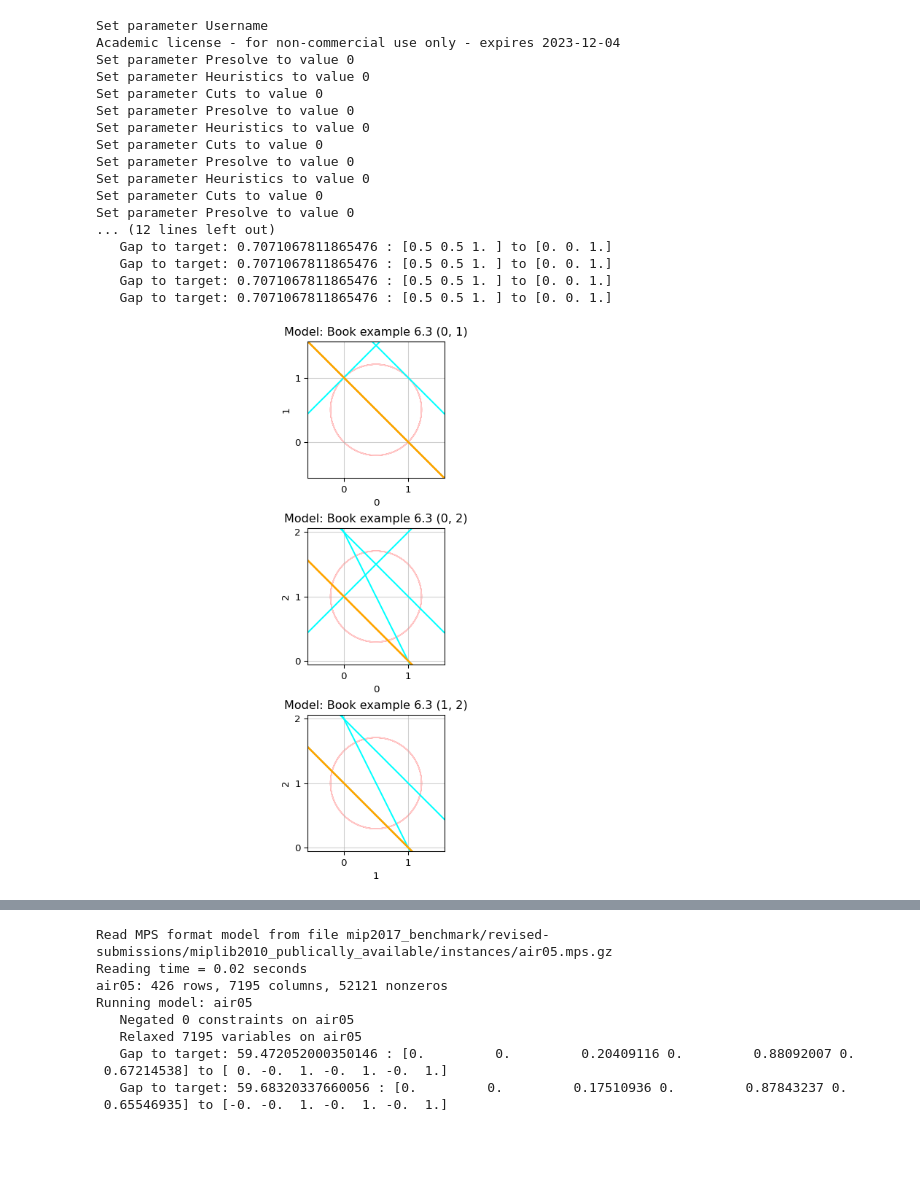
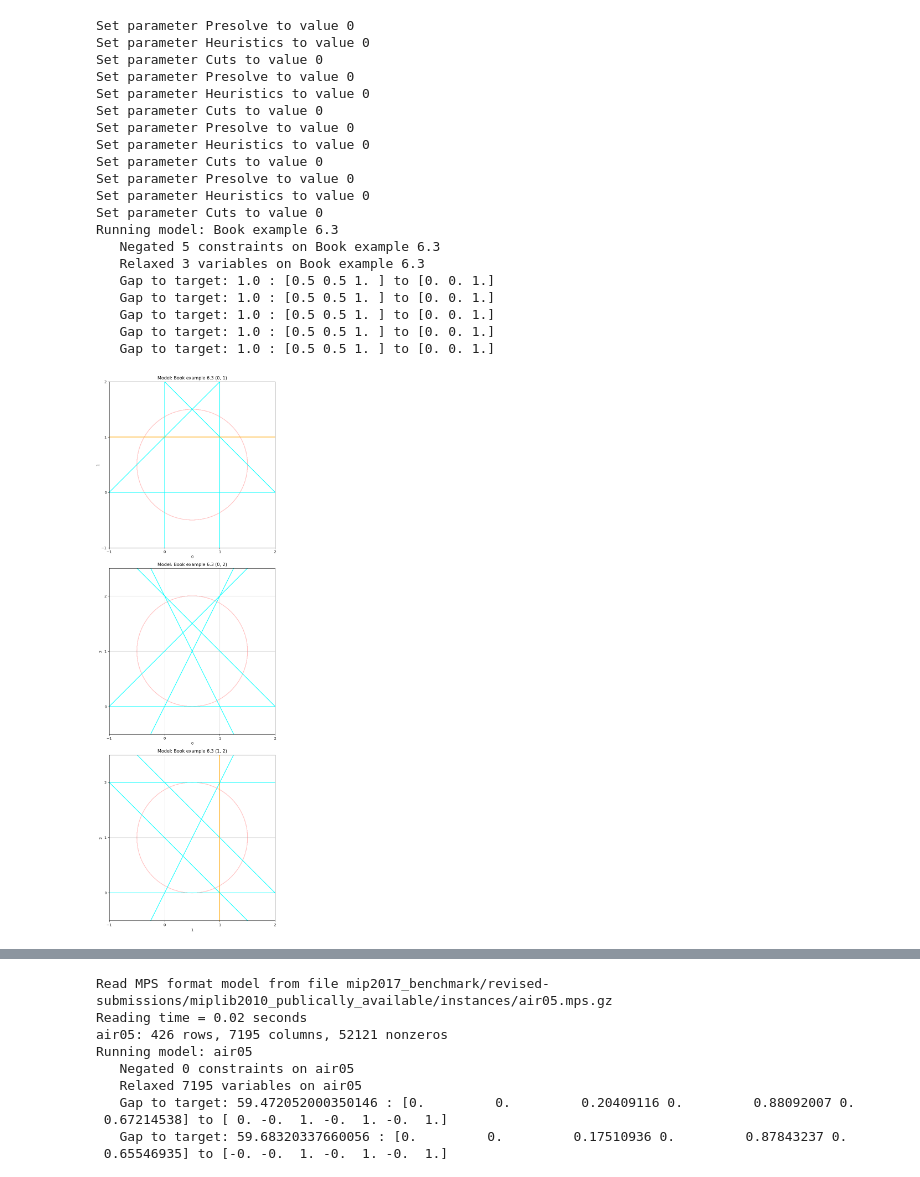
Before and after one commit to BrannonKing/intersection_cuts, a Jupyter notebook: main.ipynb, the cells around one changed output, grey strips where cells are left out. Drawn from its saved outputs; the diff is of its cells as text; code cells hidden in the pictures; blank space fills up the shorter version.

Commit message:
added bounds tightening

```diff
--- a/main.ipynb
+++ b/main.ipynb
@@ -19,13 +19,13 @@ import plot_utils as pu
 # mpld3.enable_notebook()
 # %%
 # A function to create cuts given a target point
-def add_balas_ball_cut(relaxed: gp.Model, target, integer_vars, integer_idx, plotter):
+def add_balas_ball_cut(relaxed: gp.Model, target, integer_vars, integer_idx, plotter, bounds_tightening=False):
     # for each column in the tableau
     # construct a sparse vector for it
     # get the length of that vector via norm1 (plus 1 if we're an int column)
     # add our cut: sum_j(x_j/a_j)
 
-    norm = 2
+    norm = 1
     current = integer_vars.X
     radius = np.linalg.norm(current - target, norm)
     if radius <= relaxed.params.FeasibilityTol:
@@ -37,11 +37,12 @@ def add_balas_ball_cut(relaxed: gp.Model, target, integer_vars, integer_idx, plo
 
     basis = gu.read_basis(relaxed)
     tableau, col_to_var, negated_vars = gu.read_tableau(relaxed, basis, extra_rows=1)
-    tableau[negated_vars, :] *= -1
+    # tableau[negated_vars, :] *= -1
 
     # drop the rows of non-integer variables:
     to_drop = [i for i, base in enumerate(basis) if base not in integer_idx]
     tableau = np.delete(tableau, to_drop, axis=0)
+    basis = np.delete(basis, to_drop)
 
     # Conforti has negative vectors with 1 at row=col, with the rest negated.
     # However, empirically, it seems that the opposite is what we really want (gurobi-specific or standardization issue)
@@ -51,8 +52,25 @@ def add_balas_ball_cut(relaxed: gp.Model, target, integer_vars, integer_idx, plo
     lengths = np.linalg.norm(tableau, norm, axis=0)
     lengths /= radius
 
-    variables = relaxed.getVars()  # TODO: pass this is as it's expensive
+    variables = relaxed.getVars()  # TODO: pass this in as it's expensive
     constraints = relaxed.getConstrs()
+
+    if bounds_tightening:  # assuming this is only true on a feasible target
+        for i, base in enumerate(basis):
+            all_same_sign = np.all(tableau[i, :] >= 0) or np.all(tableau[i, :] <= 0)  # TODO: find a more efficient call for this
+            if all_same_sign and target[integer_idx[base]] > current[integer_idx[base]]:
+                new_con = relaxed.addConstr(variables[base] >= target[integer_idx[base]])
+                print("Tightened!")
+                if plotter is not None:
+                    relaxed.update()
+                    plotter.add_constraint(new_con, color='green')
+            elif all_same_sign and target[integer_idx[base]] < current[integer_idx[base]]:
+                new_con = relaxed.addConstr(-variables[base] >= -target[integer_idx[base]])
+                print("Tightened!")
+                if plotter is not None:
+                    relaxed.update()
+                    plotter.add_constraint(new_con, color='green')
+
     def find_variable(index):
         if index < len(variables):
             return variables[index]
@@ -83,41 +101,44 @@ def run_cuts_to_nearest_int(instances, cut_function, loops=5):
         model.params.LogToConsole = 0
         model.params.Method = 1
         gu.standardize_lt_to_gt(model)
         int_vars, int_idx = gu.relax_int_or_bin_to_continuous(model)
         plotter = pu.create(model)
         for i in range(loops):
             model.optimize()
             if model.Status != gp.GRB.OPTIMAL:
                 print("   FAILED! Status:", model.Status)
                 break
             nearest = gu.nearest_integer(int_vars)
             if not cut_function(model, nearest, int_vars, int_idx, plotter):
                 print("   Final score of relaxed:", model.getObjective().getValue())
                 break
         if plotter is not None:
             plotter.render()
 
 # test the cuts on simple examples:
 run_cuts_to_nearest_int(list(el.get_instances().values())[3:], add_balas_ball_cut)
 # %% [output]
-Set parameter Username
-Academic license - for non-commercial use only - expires 2023-12-04
 Set parameter Presolve to value 0
 Set parameter Heuristics to value 0
 Set parameter Cuts to value 0
 Set parameter Presolve to value 0
 Set parameter Heuristics to value 0
 Set parameter Cuts to value 0
 Set parameter Presolve to value 0
 Set parameter Heuristics to value 0
 Set parameter Cuts to value 0
 Set parameter Presolve to value 0
-... (12 lines left out)
-   Gap to target: 0.7071067811865476 : [0.5 0.5 1. ] to [0. 0. 1.]
-   Gap to target: 0.7071067811865476 : [0.5 0.5 1. ] to [0. 0. 1.]
-   Gap to target: 0.7071067811865476 : [0.5 0.5 1. ] to [0. 0. 1.]
-   Gap to target: 0.7071067811865476 : [0.5 0.5 1. ] to [0. 0. 1.]
+Set parameter Heuristics to value 0
+Set parameter Cuts to value 0
+Running model: Book example 6.3
+   Negated 5 constraints on Book example 6.3
+   Relaxed 3 variables on Book example 6.3
+   Gap to target: 1.0 : [0.5 0.5 1. ] to [0. 0. 1.]
+   Gap to target: 1.0 : [0.5 0.5 1. ] to [0. 0. 1.]
+   Gap to target: 1.0 : [0.5 0.5 1. ] to [0. 0. 1.]
+   Gap to target: 1.0 : [0.5 0.5 1. ] to [0. 0. 1.]
+   Gap to target: 1.0 : [0.5 0.5 1. ] to [0. 0. 1.]
-[figure, old version]
+[figure, new version]
 # %%
 # a function to find the hyperplane closest to a point
 def compute_hyperplane_via_lp(x0, b0, tableau, basis, col_to_var, int_idx):
```
Also changed, not shown: parts of 2 cells of this notebook, 2 other files.
